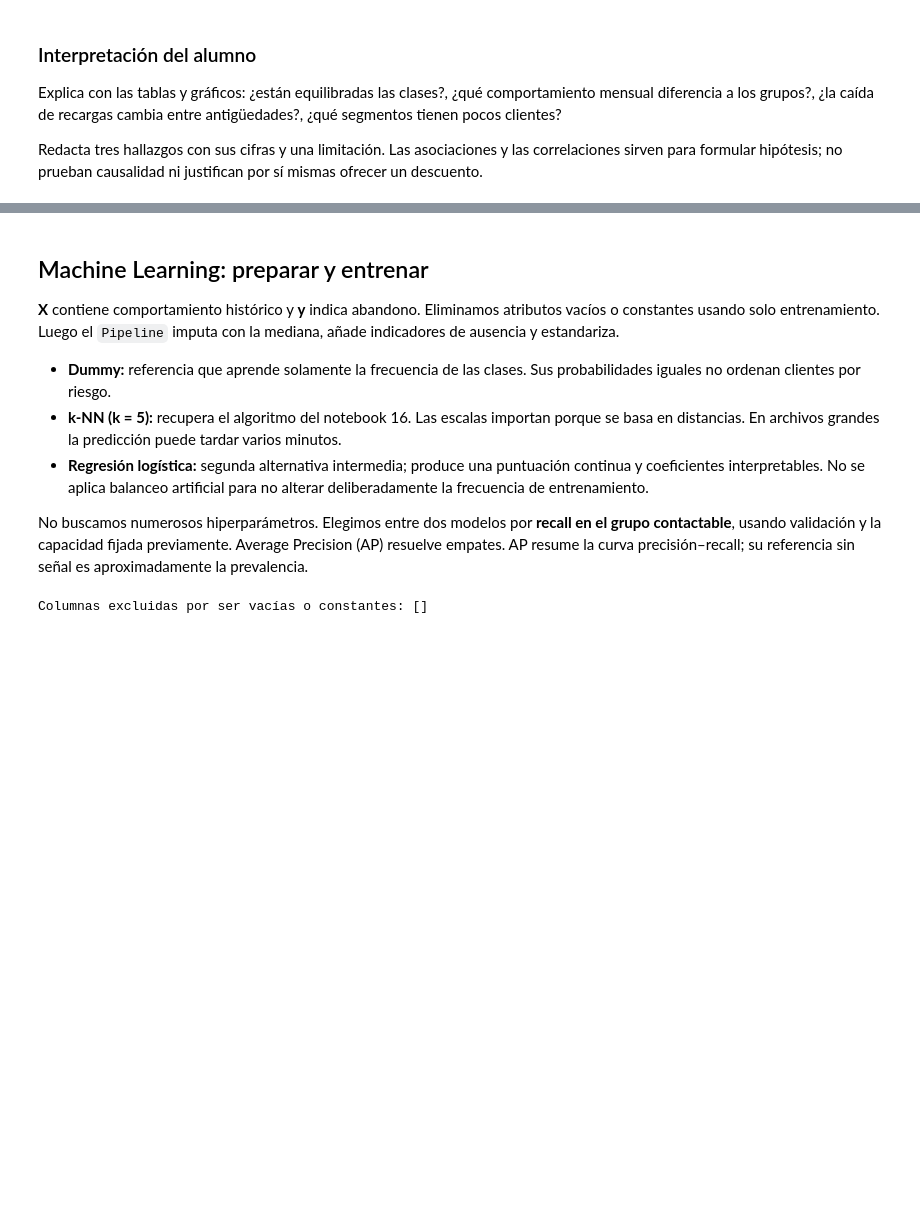
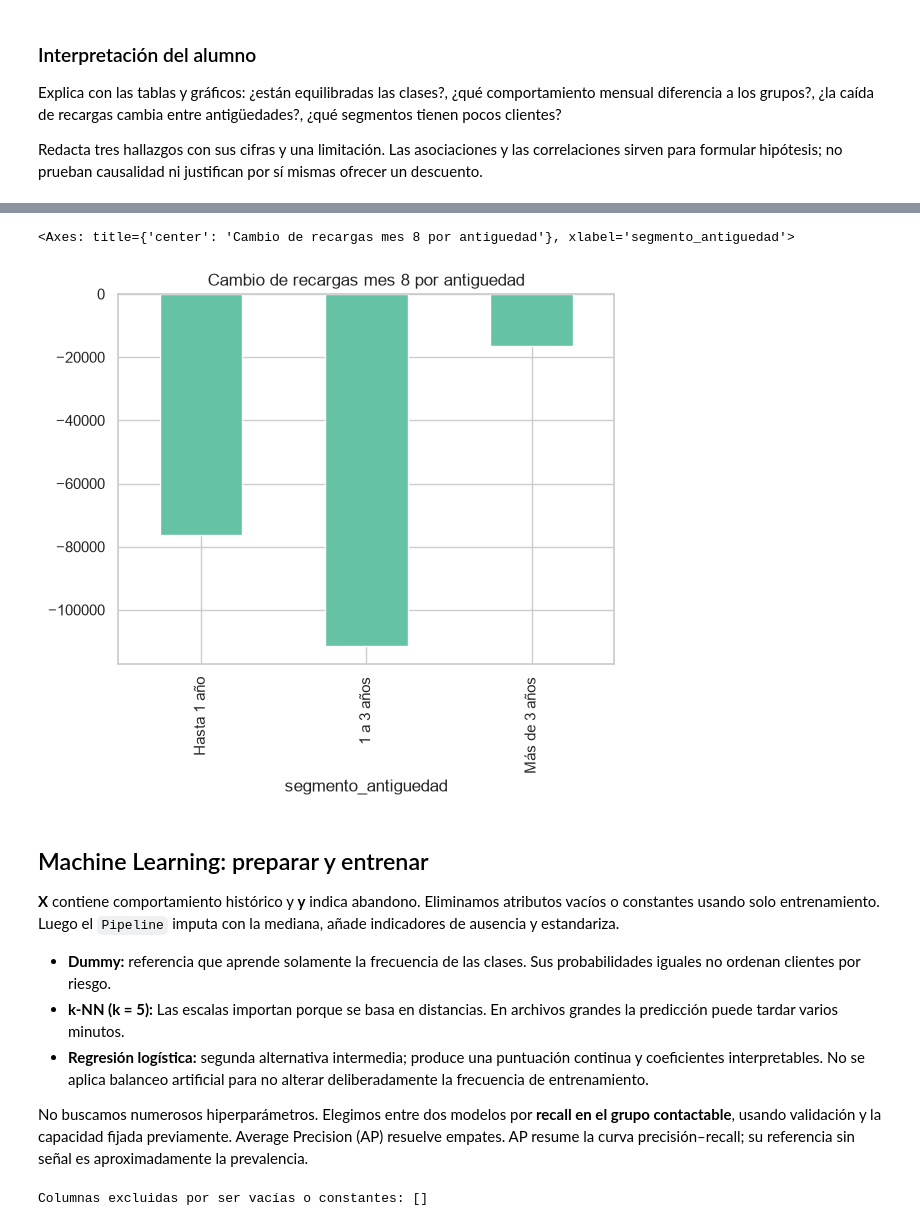
Before and after one commit to marlonleandro/curso-python-analisis, a Jupyter notebook: 18.Proyecto_Final_Caso_TelcoNova.ipynb, the cells around one changed output, grey strips where cells are left out. Cells and saved outputs as stored; diff of their text form; code cells hidden in the pictures; blank space fills up the shorter version.

```diff
--- a/18.Proyecto_Final_Caso_TelcoNova.ipynb
+++ b/18.Proyecto_Final_Caso_TelcoNova.ipynb
@@ -443,9 +511,15 @@ Redacta tres hallazgos con sus cifras y una limitación. Las asociaciones y las
+# %%
+# Mostrar el cambio de recargas (mes 8) agrupadas por segmento de antiguedad
+eda.groupby('segmento_antiguedad')['total_rech_amt_cambio_8'].sum().plot(kind='bar', title='Cambio de recargas mes 8 por antiguedad')
+# %% [output]
+<Axes: title={'center': 'Cambio de recargas mes 8 por antiguedad'}, xlabel='segmento_antiguedad'>
+[figure, added]
 # %% [markdown]
 ## Machine Learning: preparar y entrenar
 **X** contiene comportamiento histórico y **y** indica abandono. Eliminamos atributos vacíos o constantes usando solo entrenamiento. Luego el `Pipeline` imputa con la mediana, añade indicadores de ausencia y estandariza.
 
 - **Dummy:** referencia que aprende solamente la frecuencia de las clases. Sus probabilidades iguales no ordenan clientes por riesgo.
-- **k-NN (k = 5):** recupera el algoritmo del notebook 16. Las escalas importan porque se basa en distancias. En archivos grandes la predicción puede tardar varios minutos.
+- **k-NN (k = 5):** Las escalas importan porque se basa en distancias. En archivos grandes la predicción puede tardar varios minutos.
 - **Regresión logística:** segunda alternativa intermedia; produce una puntuación continua y coeficientes interpretables. No se aplica balanceo artificial para no alterar deliberadamente la frecuencia de entrenamiento.
 
 No buscamos numerosos hiperparámetros. Elegimos entre dos modelos por **recall en el grupo contactable**, usando validación y la capacidad fijada previamente. Average Precision (AP) resuelve empates. AP resume la curva precisión–recall; su referencia sin señal es aproximadamente la prevalencia.
```
Also changed, not shown: parts of 20 cells of this notebook, 18 other files.
